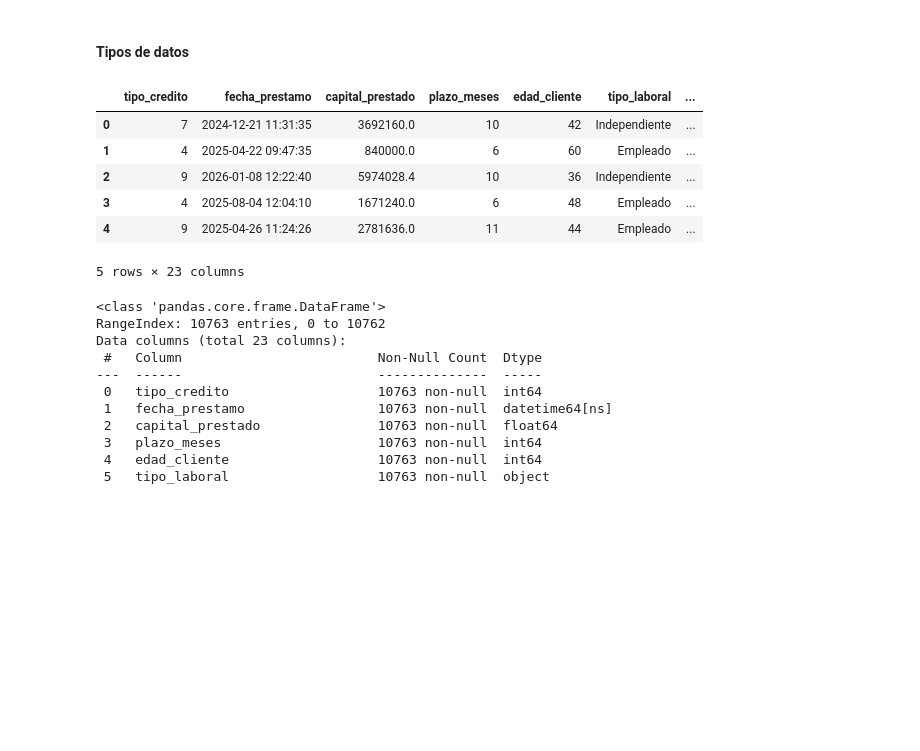
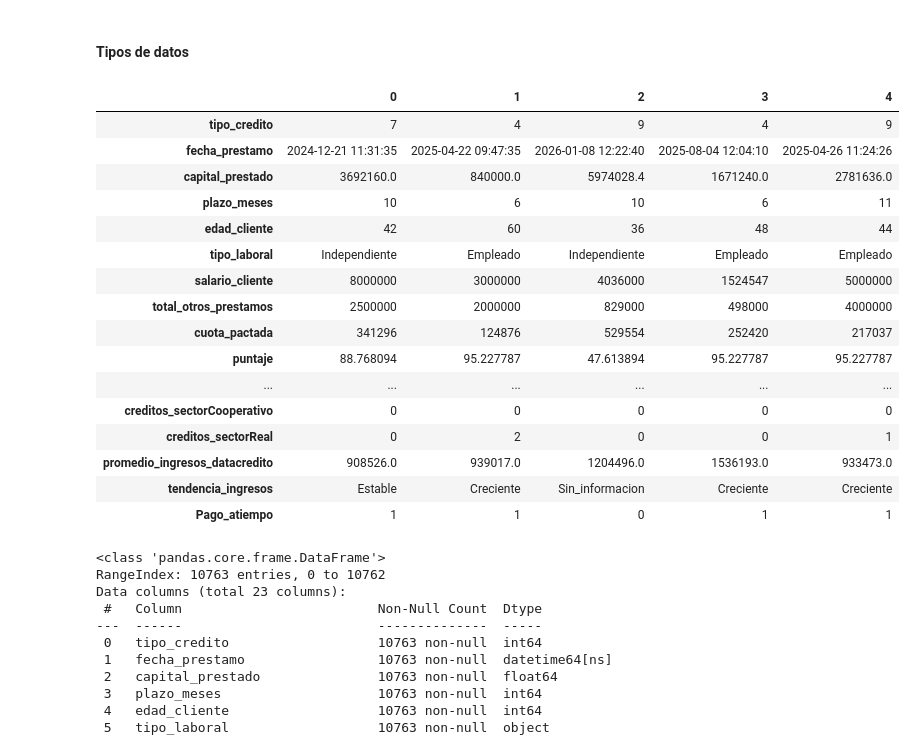
Before and after one commit to julian-barbieri/PI_M5_V1, a Jupyter notebook: mlops_pipeline/src/comprension_eda.ipynb, the cells around one changed output. Drawn from its saved outputs; the diff is of its cells as text; code cells hidden in the pictures; blank space fills up the shorter version.

```diff
--- a/mlops_pipeline/src/comprension_eda.ipynb
+++ b/mlops_pipeline/src/comprension_eda.ipynb
@@ -67,15 +67,25 @@ df.shape
 # %% [markdown]
 #### Tipos de datos
 # %%
-df.head()
+df.head().T
 # %% [output]
-|  | tipo_credito | fecha_prestamo | capital_prestado | plazo_meses | edad_cliente | tipo_laboral | ... |
-| 0 | 7 | 2024-12-21 11:31:35 | 3692160.0 | 10 | 42 | Independiente | ... |
-| 1 | 4 | 2025-04-22 09:47:35 | 840000.0 | 6 | 60 | Empleado | ... |
-| 2 | 9 | 2026-01-08 12:22:40 | 5974028.4 | 10 | 36 | Independiente | ... |
-| 3 | 4 | 2025-08-04 12:04:10 | 1671240.0 | 6 | 48 | Empleado | ... |
-| 4 | 9 | 2025-04-26 11:24:26 | 2781636.0 | 11 | 44 | Empleado | ... |
+|  | 0 | 1 | 2 | 3 | 4 |
+| tipo_credito | 7 | 4 | 9 | 4 | 9 |
+| fecha_prestamo | 2024-12-21 11:31:35 | 2025-04-22 09:47:35 | 2026-01-08 12:22:40 | 2025-08-04 12:04:10 | 2025-04-26 11:24:26 |
+| capital_prestado | 3692160.0 | 840000.0 | 5974028.4 | 1671240.0 | 2781636.0 |
+| plazo_meses | 10 | 6 | 10 | 6 | 11 |
+| edad_cliente | 42 | 60 | 36 | 48 | 44 |
+| tipo_laboral | Independiente | Empleado | Independiente | Empleado | Empleado |
+| salario_cliente | 8000000 | 3000000 | 4036000 | 1524547 | 5000000 |
+| total_otros_prestamos | 2500000 | 2000000 | 829000 | 498000 | 4000000 |
+| cuota_pactada | 341296 | 124876 | 529554 | 252420 | 217037 |
+| puntaje | 88.768094 | 95.227787 | 47.613894 | 95.227787 | 95.227787 |
+| ... | ... | ... | ... | ... | ... |
+| creditos_sectorCooperativo | 0 | 0 | 0 | 0 | 0 |
+| creditos_sectorReal | 0 | 2 | 0 | 0 | 1 |
+| promedio_ingresos_datacredito | 908526.0 | 939017.0 | 1204496.0 | 1536193.0 | 933473.0 |
+| tendencia_ingresos | Estable | Creciente | Sin_informacion | Creciente | Creciente |
+| Pago_atiempo | 1 | 1 | 0 | 1 | 1 |
-5 rows × 23 columns
 # %%
 #Muestro informacion del dataframe
 df.info()
```
Also changed, not shown: 3 other files.
